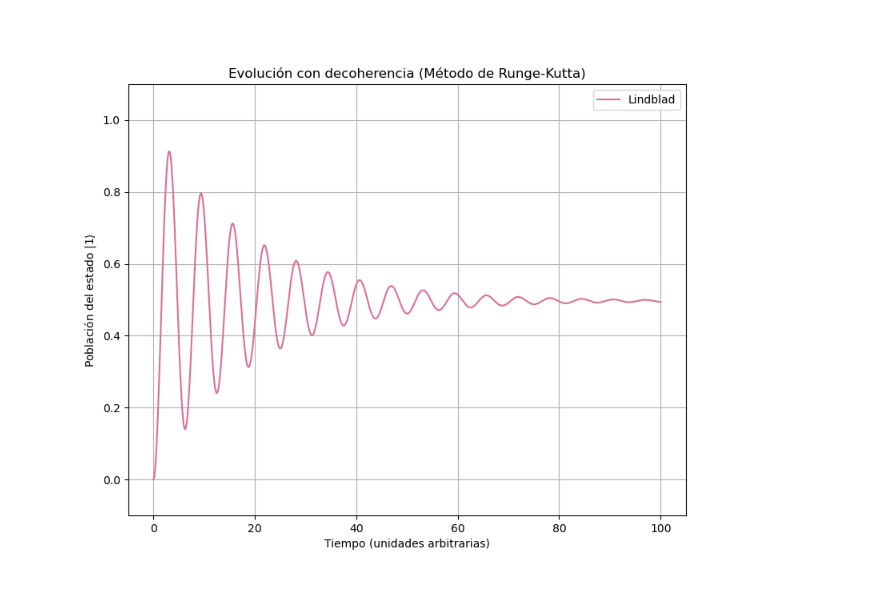
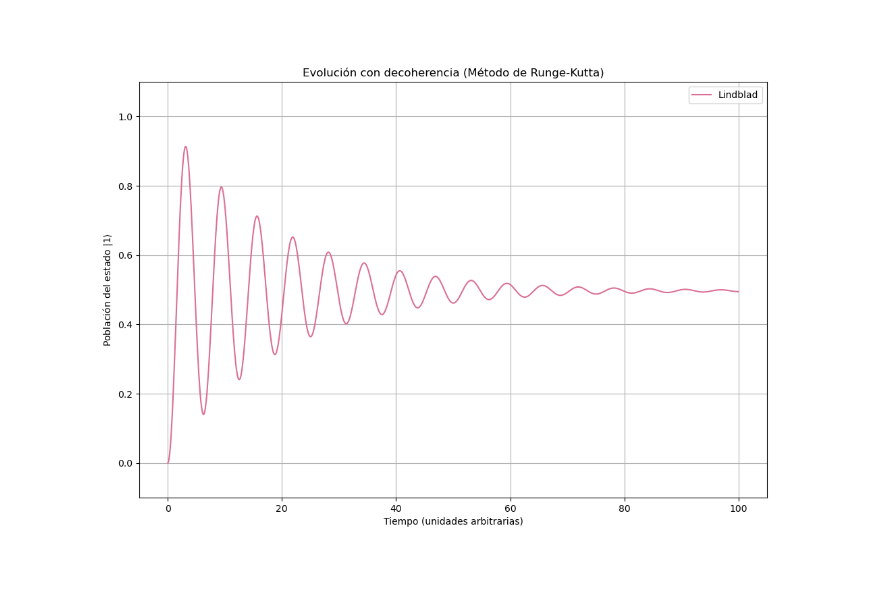
Before and after one commit to luciacayu/TFG, a Jupyter notebook: Ecuación de Lindblad (Runge-Kutta).ipynb, the cells around one changed output. Drawn from its saved outputs; the diff is of its cells as text; code cells hidden in the pictures.

```diff
--- a/Ecuación de Lindblad (Runge-Kutta).ipynb
+++ b/Ecuación de Lindblad (Runge-Kutta).ipynb
@@ -78,16 +78,16 @@ for i in range(1, t_points):
 # %%
 # Calcular la probabilidad de ocupación del estado excitado en función del tiempo
 excited_state_population = np.real(rho_t[:, 1, 1])
 
 # Graficar
-plt.figure(figsize=(9, 7))
+plt.figure(figsize=(12, 8))
 plt.plot(t, excited_state_population, color='palevioletred', label='Lindblad')
 plt.xlabel('Tiempo (unidades arbitrarias)')
 plt.ylabel(r'Población del estado $|1\rangle$')
 plt.title('Evolución con decoherencia (Método de Runge-Kutta)')
 plt.grid(True)
 plt.ylim(-0.1, 1.1)
 plt.legend()
 plt.show()
 # %% [output]
-[figure, old version]
+[figure, new version]
```
Also changed, not shown: parts of 2 cells of this notebook.
